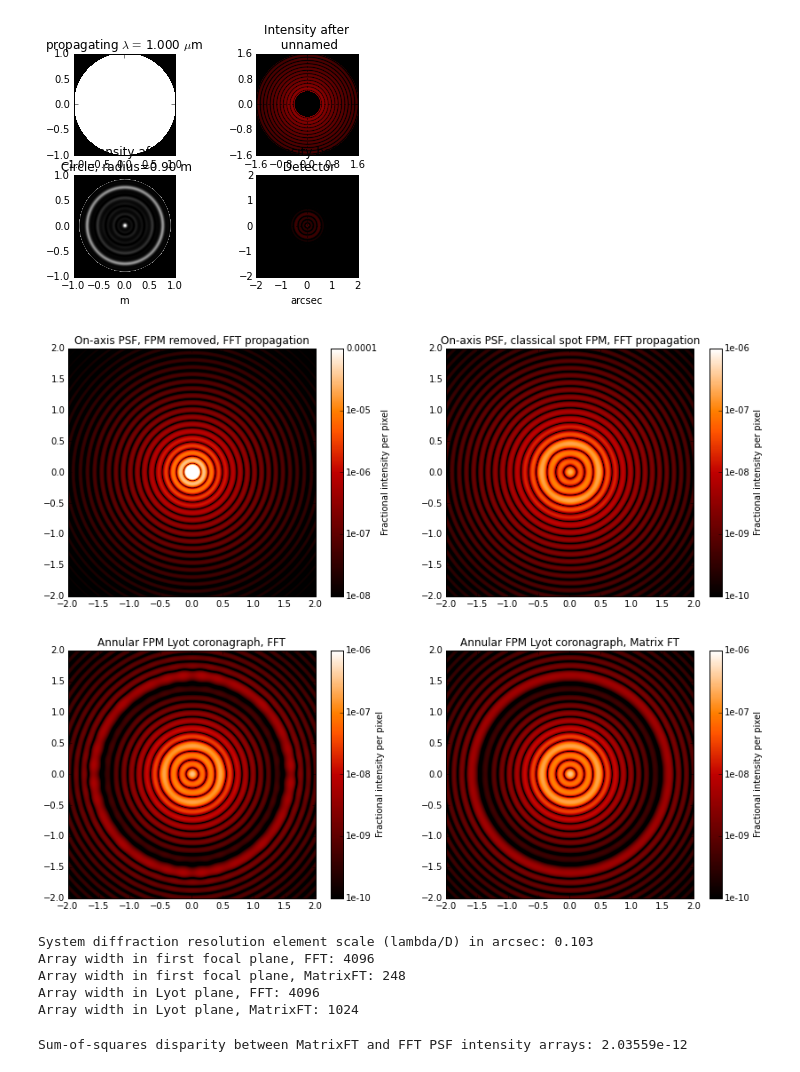
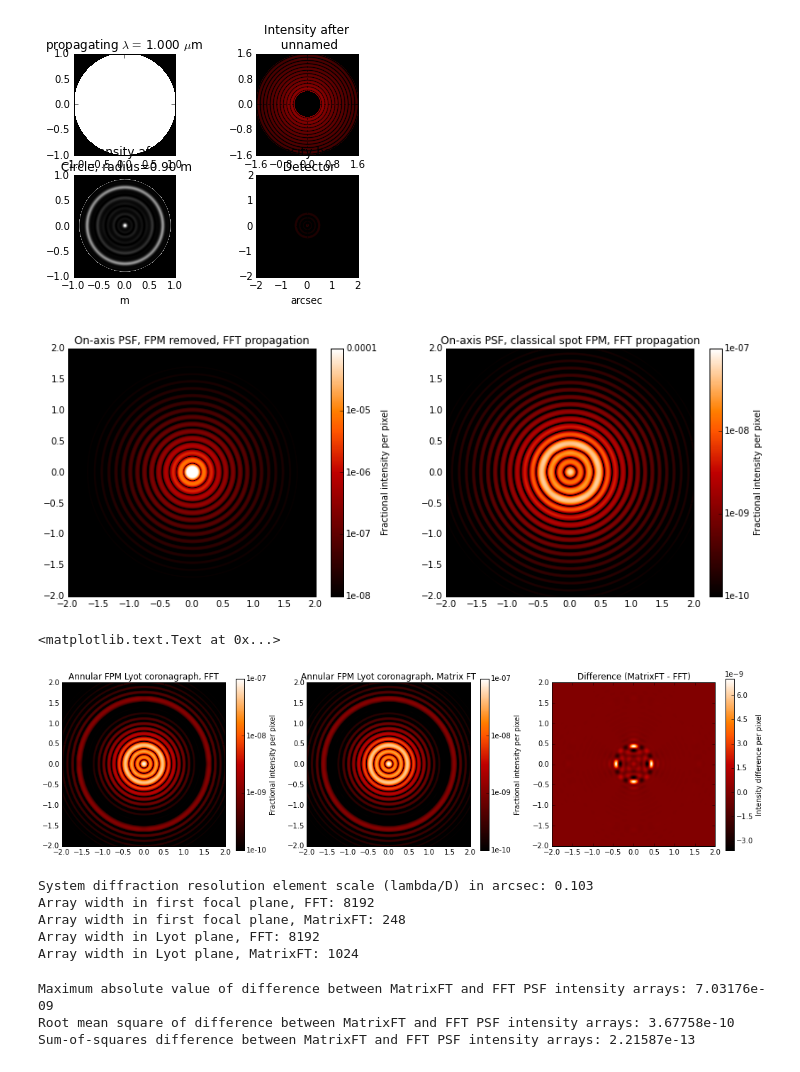
Before and after one commit to spacetelescope/poppy, a Jupyter notebook: notebooks/MatrixFTCoronagraph_demo.ipynb, the cells around one changed output. Saved outputs shown, nothing was run; the diff lists cells and outputs as text; code cells hidden in the pictures.

Commit message:
added PSF difference plot

```diff
--- a/notebooks/MatrixFTCoronagraph_demo.ipynb
+++ b/notebooks/MatrixFTCoronagraph_demo.ipynb
@@ -7,3 +7,4 @@ import time
 # %%
 %matplotlib inline
 matplotlib.rcParams['image.origin'] = 'lower'
+matplotlib.rcParams['colorbar.shrink'] = 0.7
@@ -10,7 +13,7 @@ matplotlib.rcParams['image.origin'] = 'lower'
 # %%
 D = 2.
 wavelen = 1e-6
-ovsamp = 4
+ovsamp = 8
 
 # No FPM (control case)
 fftcoron_noFPM_osys = poppy.OpticalSystem(oversample=ovsamp)
@@ -61,17 +64,25 @@ plt.figure(figsize=(14,5))
 plt.subplot(121)
 poppy.display_PSF(noFPM_fft_psf, vmax=1e-4, title='On-axis PSF, FPM removed, FFT propagation')
 plt.subplot(122)
-poppy.display_PSF(spotFPM_fft_psf, vmin=1e-10, vmax=1e-6, title='On-axis PSF, classical spot FPM, FFT propagation')
+poppy.display_PSF(spotFPM_fft_psf, vmin=1e-10, vmax=1e-7, title='On-axis PSF, classical spot FPM, FFT propagation')
 # %% [output]
-[figure, old version]
+[figure, new version]
 # %%
-plt.figure(figsize=(14,5))
-plt.subplot(121)
-poppy.display_PSF(annFPM_fft_psf, vmin=1e-10, vmax=1e-6, title='Annular FPM Lyot coronagraph, FFT')
-plt.subplot(122)
-poppy.display_PSF(annFPM_mft_psf, vmin=1e-10, vmax=1e-6, title='Annular FPM Lyot coronagraph, Matrix FT')
+plt.figure(figsize=(16,3.5))
+plt.subplots_adjust(left=0.10, right=0.95, bottom=0.02, top=0.98, wspace=0.2, hspace=None)
+plt.subplot(131)
+ax_fft, cbar_fft = poppy.display_PSF(annFPM_fft_psf, vmin=1e-10, vmax=1e-7, title='Annular FPM Lyot coronagraph, FFT',
+                                     return_ax=True)
+plt.subplot(132)
+poppy.display_PSF(annFPM_mft_psf, vmin=1e-10, vmax=1e-7, title='Annular FPM Lyot coronagraph, Matrix FT')
+plt.subplot(133)
+diff_vmin = np.min(annFPM_mft_psf[0].data - annFPM_fft_psf[0].data)
+diff_vmax = np.max(annFPM_mft_psf[0].data - annFPM_fft_psf[0].data)
+poppy.display_PSF_difference(annFPM_mft_psf, annFPM_fft_psf, vmin=diff_vmin, vmax=diff_vmax, cmap='gist_heat')
+plt.title('Difference (MatrixFT - FFT)')
 # %% [output]
+<matplotlib.text.Text at 0x...>
-[figure, old version]
+[figure, new version]
 # %%
 lamoD_asec = wavelen/fftcoron_annFPM_osys.planes[0].pupil_diam * 180/np.pi * 3600
 print "System diffraction resolution element scale (lambda/D) in arcsec: %.3f" % lamoD_asec
@@ -81,15 +92,21 @@ print "Array width in Lyot plane, FFT: %d" % annFPM_fft_interm[2].amplitude.shap
 print "Array width in Lyot plane, MatrixFT: %d" % annFPM_mft_interm[2].amplitude.shape[0]
 # %% [output]
 System diffraction resolution element scale (lambda/D) in arcsec: 0.103
-Array width in first focal plane, FFT: 4096
+Array width in first focal plane, FFT: 8192
 Array width in first focal plane, MatrixFT: 248
-Array width in Lyot plane, FFT: 4096
+Array width in Lyot plane, FFT: 8192
 Array width in Lyot plane, MatrixFT: 1024
 # %%
 SoS_res = np.sum( (annFPM_mft_psf[0].data - annFPM_fft_psf[0].data)**2 )
-print "Sum-of-squares disparity between MatrixFT and FFT PSF intensity arrays: %g" % SoS_res
+print "Maximum absolute value of difference between MatrixFT and FFT PSF intensity arrays: %g" % \
+    np.max(np.abs(annFPM_mft_psf[0].data - annFPM_fft_psf[0].data))
+print "Root mean square of difference between MatrixFT and FFT PSF intensity arrays: %g" % \
+    (np.sqrt(SoS_res/annFPM_mft_psf[0].data.shape[0]**2))
+print "Sum-of-squares difference between MatrixFT and FFT PSF intensity arrays: %g" % SoS_res
 # %% [output]
-Sum-of-squares disparity between MatrixFT and FFT PSF intensity arrays: 2.03559e-12
+Maximum absolute value of difference between MatrixFT and FFT PSF intensity arrays: 7.03176e-09
+Root mean square of difference between MatrixFT and FFT PSF intensity arrays: 3.67758e-10
+Sum-of-squares difference between MatrixFT and FFT PSF intensity arrays: 2.21587e-13
 # %%
 print "Elapsed time, FFT:  %.1f s" % (t1_fft-t0_fft)
 print "Elapsed time, Matrix FT:  %.1f s" % (t1_mft-t0_mft)
```
Also changed, not shown: parts of 2 cells of this notebook.
